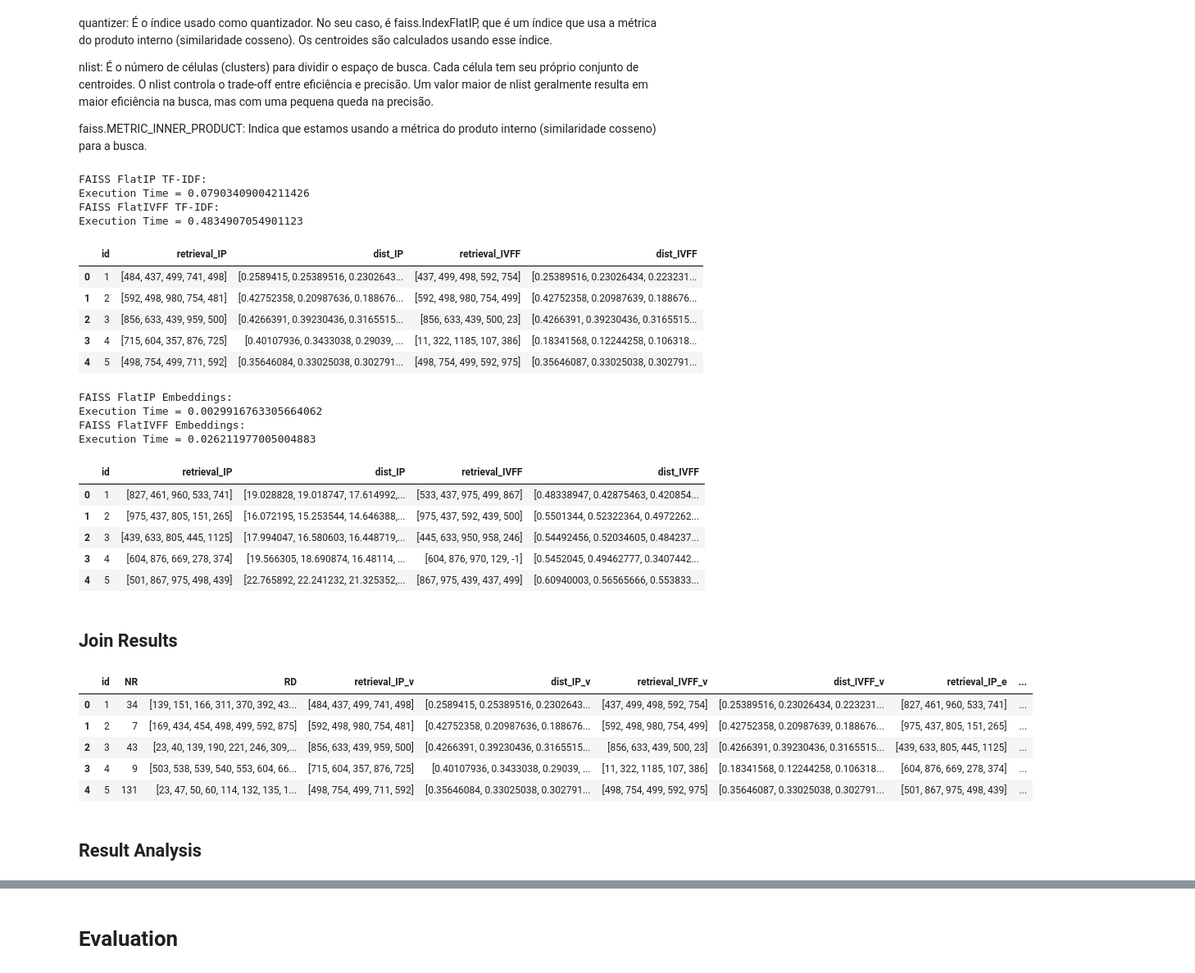
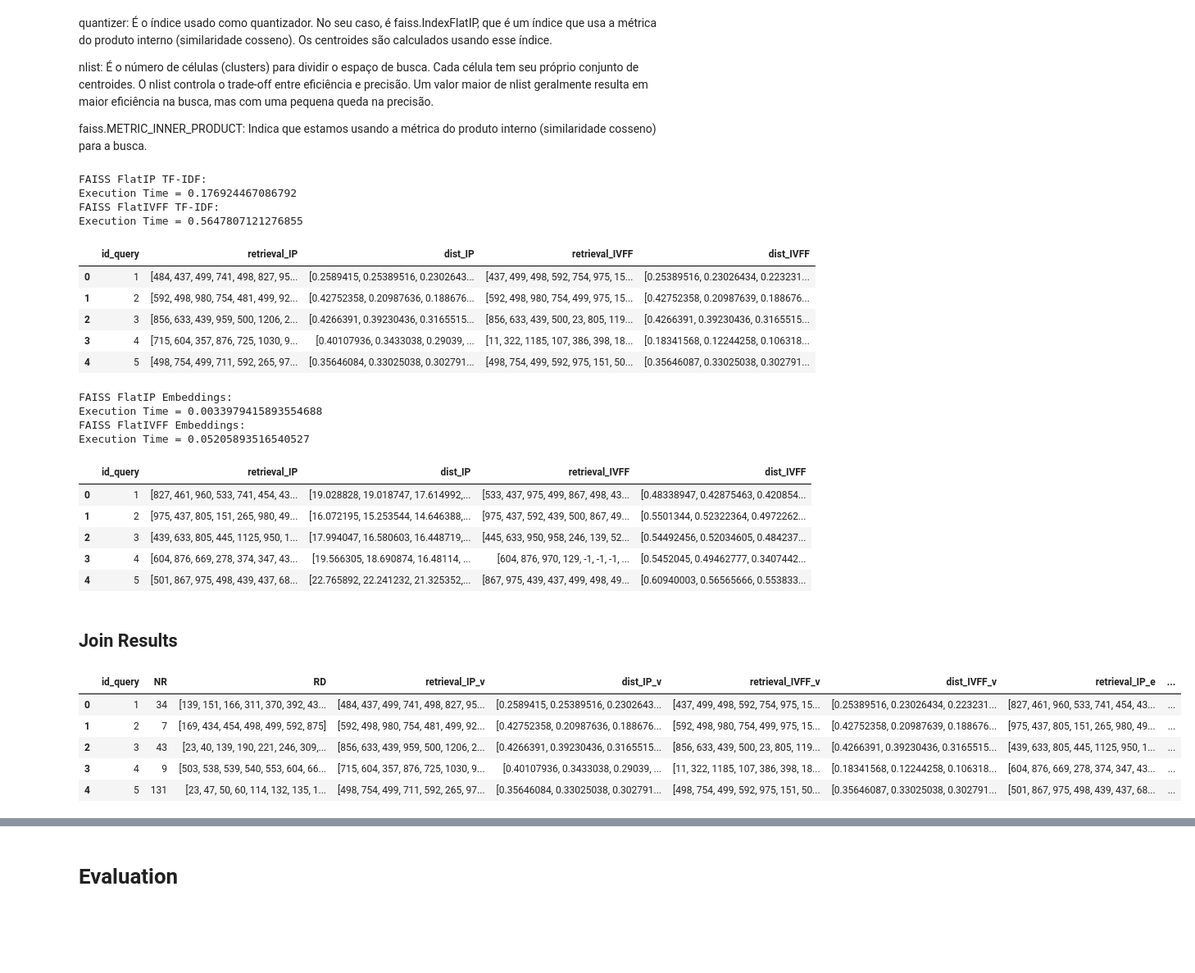
Before and after one commit to AnnaPaulaFigueiredo/INFORMATION-RETRIEVAL-TP1, a Jupyter notebook: code/analysis.ipynb, the cells around one changed output, grey strips where cells are left out. Shown: that part at 82% size. Drawn from its saved outputs; the diff is of its cells as text; code cells hidden in the pictures; blank space fills up the shorter version.

```diff
--- a/code/analysis.ipynb
+++ b/code/analysis.ipynb
@@ -472,8 +472,8 @@ Size:100
 # %% [markdown]
 ## FAISS
 # %%
-document_ids = df_data_pp['ID'].to_list()
-query_ids =  df_query_pp['QN'].to_list()
+document_ids = df_data_pp['id_document'].to_list()
+query_ids =  df_query_pp['id_query'].to_list()
 # %% [markdown]
 ### Como definir os k docs?
 # %%
@@ -553,7 +553,7 @@ def apply_FAISS(document, d_ids, query, q_ids, type_index:str, K):
 
         neighbors = I[i]
         dist_neighbors = D[i]
-        result.append({ 'id': q_id,
+        result.append({ 'id_query': q_id,
                         'retrieval': neighbors,
                         'dist': dist_neighbors})
     print(f"Execution Time = {time.time() - initial_time}")
@@ -562,55 +562,52 @@ def apply_FAISS(document, d_ids, query, q_ids, type_index:str, K):
 # Vector TF-IDF
 # FlatIP ou IVFFlat
 print("FAISS FlatIP TF-IDF:")
-resp_v = apply_FAISS(df_v_document, document_ids, df_v_query, query_ids, 'FlatIP', 5)
+resp_v = apply_FAISS(df_v_document, document_ids, df_v_query, query_ids, 'FlatIP', 10)
 print("FAISS FlatIVFF TF-IDF:")
-resp_v_IVFF = apply_FAISS(df_v_document, document_ids, df_v_query, query_ids, 'FlatIVFF', 5)
-resp_v = pd.merge( resp_v, resp_v_IVFF, on='id', suffixes=('_IP', '_IVFF'))
+resp_v_IVFF = apply_FAISS(df_v_document, document_ids, df_v_query, query_ids, 'FlatIVFF', 10)
+resp_v = pd.merge( resp_v, resp_v_IVFF, on='id_query', suffixes=('_IP', '_IVFF'))
 resp_v.head()
 # %% [output]
 FAISS FlatIP TF-IDF:
-Execution Time = 0.07903409004211426
+Execution Time = 0.176924467086792
 FAISS FlatIVFF TF-IDF:
-Execution Time = 0.4834907054901123
+Execution Time = 0.5647807121276855
-|  | id | retrieval_IP | dist_IP | retrieval_IVFF | dist_IVFF |
-| 0 | 1 | [484, 437, 499, 741, 498] | [0.2589415, 0.25389516, 0.2302643... | [437, 499, 498, 592, 754] | [0.25389516, 0.23026434, 0.223231... |
-| 1 | 2 | [592, 498, 980, 754, 481] | [0.42752358, 0.20987636, 0.188676... | [592, 498, 980, 754, 499] | [0.42752358, 0.20987639, 0.188676... |
-| 2 | 3 | [856, 633, 439, 959, 500] | [0.4266391, 0.39230436, 0.3165515... | [856, 633, 439, 500, 23] | [0.4266391, 0.39230436, 0.3165515... |
-| 3 | 4 | [715, 604, 357, 876, 725] | [0.40107936, 0.3433038, 0.29039, ... | [11, 322, 1185, 107, 386] | [0.18341568, 0.12244258, 0.106318... |
-| 4 | 5 | [498, 754, 499, 711, 592] | [0.35646084, 0.33025038, 0.302791... | [498, 754, 499, 592, 975] | [0.35646087, 0.33025038, 0.302791... |
+|  | id_query | retrieval_IP | dist_IP | retrieval_IVFF | dist_IVFF |
+| 0 | 1 | [484, 437, 499, 741, 498, 827, 95... | [0.2589415, 0.25389516, 0.2302643... | [437, 499, 498, 592, 754, 975, 15... | [0.25389516, 0.23026434, 0.223231... |
+| 1 | 2 | [592, 498, 980, 754, 481, 499, 92... | [0.42752358, 0.20987636, 0.188676... | [592, 498, 980, 754, 499, 975, 15... | [0.42752358, 0.20987639, 0.188676... |
+| 2 | 3 | [856, 633, 439, 959, 500, 1206, 2... | [0.4266391, 0.39230436, 0.3165515... | [856, 633, 439, 500, 23, 805, 119... | [0.4266391, 0.39230436, 0.3165515... |
+| 3 | 4 | [715, 604, 357, 876, 725, 1030, 9... | [0.40107936, 0.3433038, 0.29039, ... | [11, 322, 1185, 107, 386, 398, 18... | [0.18341568, 0.12244258, 0.106318... |
+| 4 | 5 | [498, 754, 499, 711, 592, 265, 97... | [0.35646084, 0.33025038, 0.302791... | [498, 754, 499, 592, 975, 151, 50... | [0.35646087, 0.33025038, 0.302791... |
 # %%
 # Embeddings
 # FlatIP ou IeFFlat
 print("FAISS FlatIP Embeddings:")
-resp_e = apply_FAISS(e_document, document_ids, e_query, query_ids, 'FlatIP', 5)
+resp_e = apply_FAISS(e_document, document_ids, e_query, query_ids, 'FlatIP', 10)
 print("FAISS FlatIVFF Embeddings:")
-resp_e_IVFFF = apply_FAISS(e_document, document_ids, e_query, query_ids, 'FlatIVFF', 5)
-resp_e = pd.merge( resp_e, resp_e_IVFFF, on='id', suffixes=('_IP', '_IVFF'))
+resp_e_IVFFF = apply_FAISS(e_document, document_ids, e_query, query_ids, 'FlatIVFF', 10)
+resp_e = pd.merge( resp_e, resp_e_IVFFF, on='id_query', suffixes=('_IP', '_IVFF'))
 resp_e.head()
 # %% [output]
 FAISS FlatIP Embeddings:
-Execution Time = 0.0029916763305664062
+Execution Time = 0.0033979415893554688
 FAISS FlatIVFF Embeddings:
-Execution Time = 0.026211977005004883
+Execution Time = 0.05205893516540527
-|  | id | retrieval_IP | dist_IP | retrieval_IVFF | dist_IVFF |
-| 0 | 1 | [827, 461, 960, 533, 741] | [19.028828, 19.018747, 17.614992,... | [533, 437, 975, 499, 867] | [0.48338947, 0.42875463, 0.420854... |
-| 1 | 2 | [975, 437, 805, 151, 265] | [16.072195, 15.253544, 14.646388,... | [975, 437, 592, 439, 500] | [0.5501344, 0.52322364, 0.4972262... |
-| 2 | 3 | [439, 633, 805, 445, 1125] | [17.994047, 16.580603, 16.448719,... | [445, 633, 950, 958, 246] | [0.54492456, 0.52034605, 0.484237... |
-| 3 | 4 | [604, 876, 669, 278, 374] | [19.566305, 18.690874, 16.48114, ... | [604, 876, 970, 129, -1] | [0.5452045, 0.49462777, 0.3407442... |
-| 4 | 5 | [501, 867, 975, 498, 439] | [22.765892, 22.241232, 21.325352,... | [867, 975, 439, 437, 499] | [0.60940003, 0.56565666, 0.553833... |
+|  | id_query | retrieval_IP | dist_IP | retrieval_IVFF | dist_IVFF |
+| 0 | 1 | [827, 461, 960, 533, 741, 454, 43... | [19.028828, 19.018747, 17.614992,... | [533, 437, 975, 499, 867, 498, 43... | [0.48338947, 0.42875463, 0.420854... |
+| 1 | 2 | [975, 437, 805, 151, 265, 980, 49... | [16.072195, 15.253544, 14.646388,... | [975, 437, 592, 439, 500, 867, 49... | [0.5501344, 0.52322364, 0.4972262... |
+| 2 | 3 | [439, 633, 805, 445, 1125, 950, 1... | [17.994047, 16.580603, 16.448719,... | [445, 633, 950, 958, 246, 139, 52... | [0.54492456, 0.52034605, 0.484237... |
+| 3 | 4 | [604, 876, 669, 278, 374, 347, 43... | [19.566305, 18.690874, 16.48114, ... | [604, 876, 970, 129, -1, -1, -1, ... | [0.5452045, 0.49462777, 0.3407442... |
+| 4 | 5 | [501, 867, 975, 498, 439, 437, 68... | [22.765892, 22.241232, 21.325352,... | [867, 975, 439, 437, 499, 498, 49... | [0.60940003, 0.56565666, 0.553833... |
 # %% [markdown]
 ## Join Results
 # %%
-df_query_pp = df_query_pp.rename(columns={'QN':'id'})
-dados_query = pd.merge(df_query_pp[['id','NR', 'RD']], resp_v, left_on='id', right_on='id')
-dados_query = pd.merge(dados_query, resp_e, on='id', suffixes=('_v', '_e'))
-dados_query.head()
+dados_query = pd.merge(df_query_pp[['id_query','NR', 'RD']], resp_v, left_on='id_query', right_on='id_query')
+dados_query = pd.merge(dados_query, resp_e, on='id_query', suffixes=('_v', '_e'))
+dados_query.head(2)
 # %% [output]
-|  | id | NR | RD | retrieval_IP_v | dist_IP_v | retrieval_IVFF_v | dist_IVFF_v | retrieval_IP_e | ... |
-| 0 | 1 | 34 | [139, 151, 166, 311, 370, 392, 43... | [484, 437, 499, 741, 498] | [0.2589415, 0.25389516, 0.2302643... | [437, 499, 498, 592, 754] | [0.25389516, 0.23026434, 0.223231... | [827, 461, 960, 533, 741] | ... |
-| 1 | 2 | 7 | [169, 434, 454, 498, 499, 592, 875] | [592, 498, 980, 754, 481] | [0.42752358, 0.20987636, 0.188676... | [592, 498, 980, 754, 499] | [0.42752358, 0.20987639, 0.188676... | [975, 437, 805, 151, 265] | ... |
-| 2 | 3 | 43 | [23, 40, 139, 190, 221, 246, 309,... | [856, 633, 439, 959, 500] | [0.4266391, 0.39230436, 0.3165515... | [856, 633, 439, 500, 23] | [0.4266391, 0.39230436, 0.3165515... | [439, 633, 805, 445, 1125] | ... |
-| 3 | 4 | 9 | [503, 538, 539, 540, 553, 604, 66... | [715, 604, 357, 876, 725] | [0.40107936, 0.3433038, 0.29039, ... | [11, 322, 1185, 107, 386] | [0.18341568, 0.12244258, 0.106318... | [604, 876, 669, 278, 374] | ... |
-| 4 | 5 | 131 | [23, 47, 50, 60, 114, 132, 135, 1... | [498, 754, 499, 711, 592] | [0.35646084, 0.33025038, 0.302791... | [498, 754, 499, 592, 975] | [0.35646087, 0.33025038, 0.302791... | [501, 867, 975, 498, 439] | ... |
+|  | id_query | NR | RD | retrieval_IP_v | dist_IP_v | retrieval_IVFF_v | dist_IVFF_v | retrieval_IP_e | ... |
+| 0 | 1 | 34 | [139, 151, 166, 311, 370, 392, 43... | [484, 437, 499, 741, 498, 827, 95... | [0.2589415, 0.25389516, 0.2302643... | [437, 499, 498, 592, 754, 975, 15... | [0.25389516, 0.23026434, 0.223231... | [827, 461, 960, 533, 741, 454, 43... | ... |
+| 1 | 2 | 7 | [169, 434, 454, 498, 499, 592, 875] | [592, 498, 980, 754, 481, 499, 92... | [0.42752358, 0.20987636, 0.188676... | [592, 498, 980, 754, 499, 975, 15... | [0.42752358, 0.20987639, 0.188676... | [975, 437, 805, 151, 265, 980, 49... | ... |
+| 2 | 3 | 43 | [23, 40, 139, 190, 221, 246, 309,... | [856, 633, 439, 959, 500, 1206, 2... | [0.4266391, 0.39230436, 0.3165515... | [856, 633, 439, 500, 23, 805, 119... | [0.4266391, 0.39230436, 0.3165515... | [439, 633, 805, 445, 1125, 950, 1... | ... |
+| 3 | 4 | 9 | [503, 538, 539, 540, 553, 604, 66... | [715, 604, 357, 876, 725, 1030, 9... | [0.40107936, 0.3433038, 0.29039, ... | [11, 322, 1185, 107, 386, 398, 18... | [0.18341568, 0.12244258, 0.106318... | [604, 876, 669, 278, 374, 347, 43... | ... |
+| 4 | 5 | 131 | [23, 47, 50, 60, 114, 132, 135, 1... | [498, 754, 499, 711, 592, 265, 97... | [0.35646084, 0.33025038, 0.302791... | [498, 754, 499, 592, 975, 151, 50... | [0.35646087, 0.33025038, 0.302791... | [501, 867, 975, 498, 439, 437, 68... | ... |
-# %% [markdown]
-## Result Analysis
```
Also changed, not shown: parts of 45 cells of this notebook.
